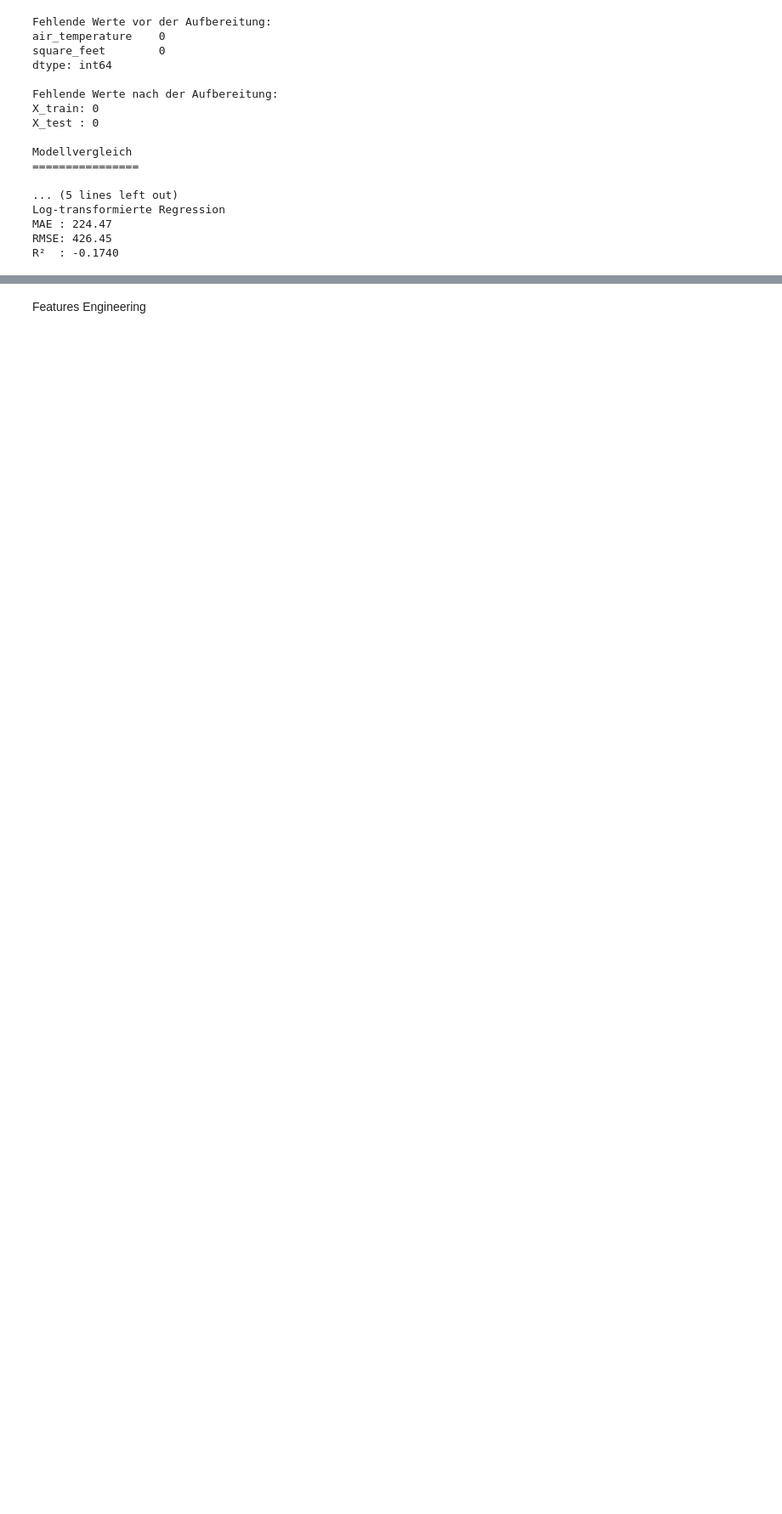
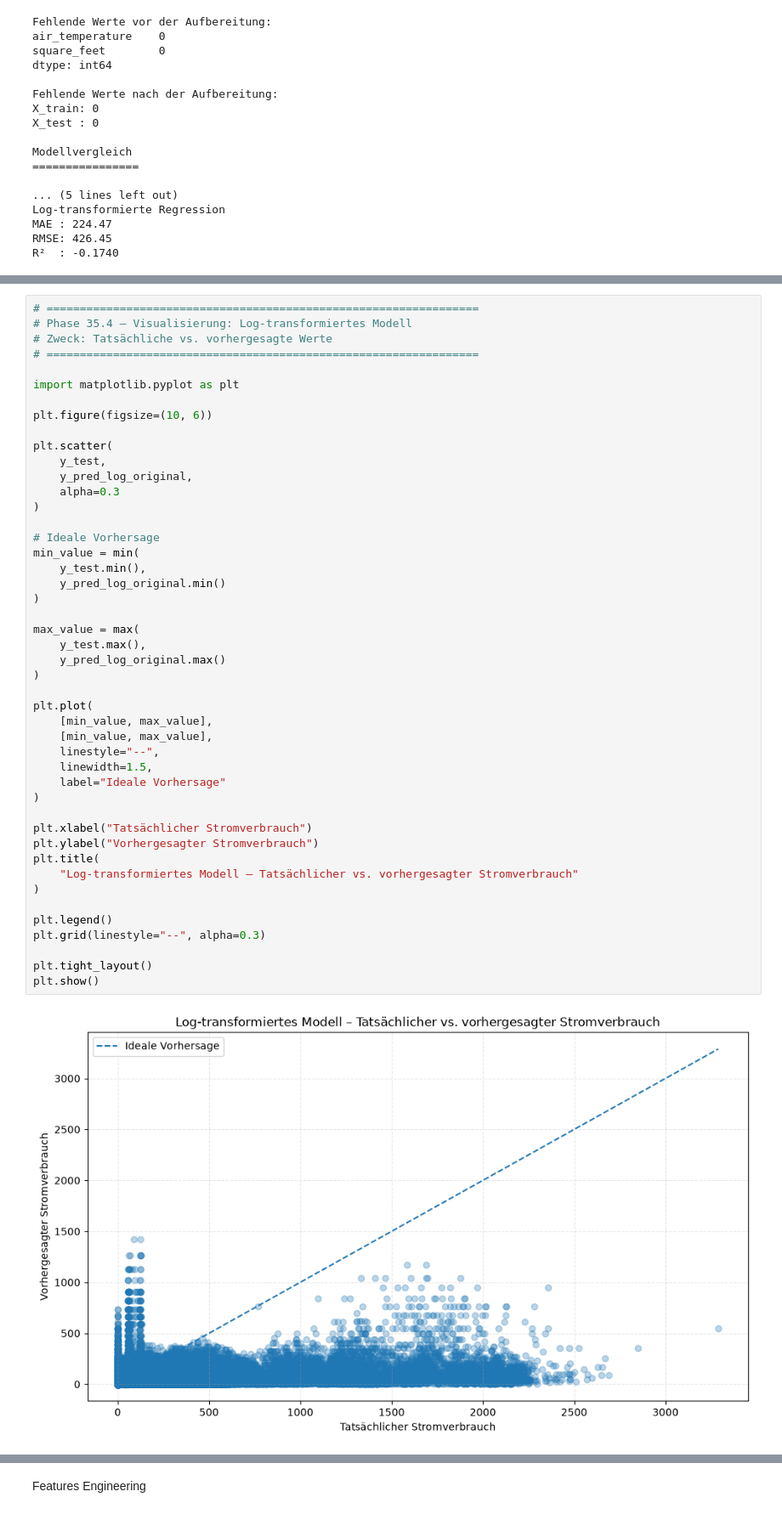
Before and after one commit to Dian026/ASHRAE-Energy-Analysis, a Jupyter notebook: 04_Machine_Learning/ml_model.ipynb, the cells around one changed output, grey strips where cells are left out. Shown at 85% size. Drawn from its saved outputs; the diff is of its cells as text; blank space fills up the shorter version.

```diff
--- a/04_Machine_Learning/ml_model.ipynb
+++ b/04_Machine_Learning/ml_model.ipynb
@@ -896,0 +677,48 @@ plt.show()
+# %%
+# =================================================================
+# Phase 35.4 – Visualisierung: Log-transformiertes Modell
+# Zweck: Tatsächliche vs. vorhergesagte Werte
+# =================================================================
+
+import matplotlib.pyplot as plt
+
+plt.figure(figsize=(10, 6))
+
+plt.scatter(
+    y_test,
+    y_pred_log_original,
+    alpha=0.3
+)
+
+# Ideale Vorhersage
+min_value = min(
+    y_test.min(),
+    y_pred_log_original.min()
+)
+
+max_value = max(
+    y_test.max(),
+    y_pred_log_original.max()
+)
+
+plt.plot(
+    [min_value, max_value],
+    [min_value, max_value],
+    linestyle="--",
+    linewidth=1.5,
+    label="Ideale Vorhersage"
+)
+
+plt.xlabel("Tatsächlicher Stromverbrauch")
+plt.ylabel("Vorhergesagter Stromverbrauch")
+plt.title(
+    "Log-transformiertes Modell – Tatsächlicher vs. vorhergesagter Stromverbrauch"
+)
+
+plt.legend()
+plt.grid(linestyle="--", alpha=0.3)
+
+plt.tight_layout()
+plt.show()
+# %% [output]
+[figure, added]
```
Also changed, not shown: parts of 20 cells of this notebook, 4 other files.
